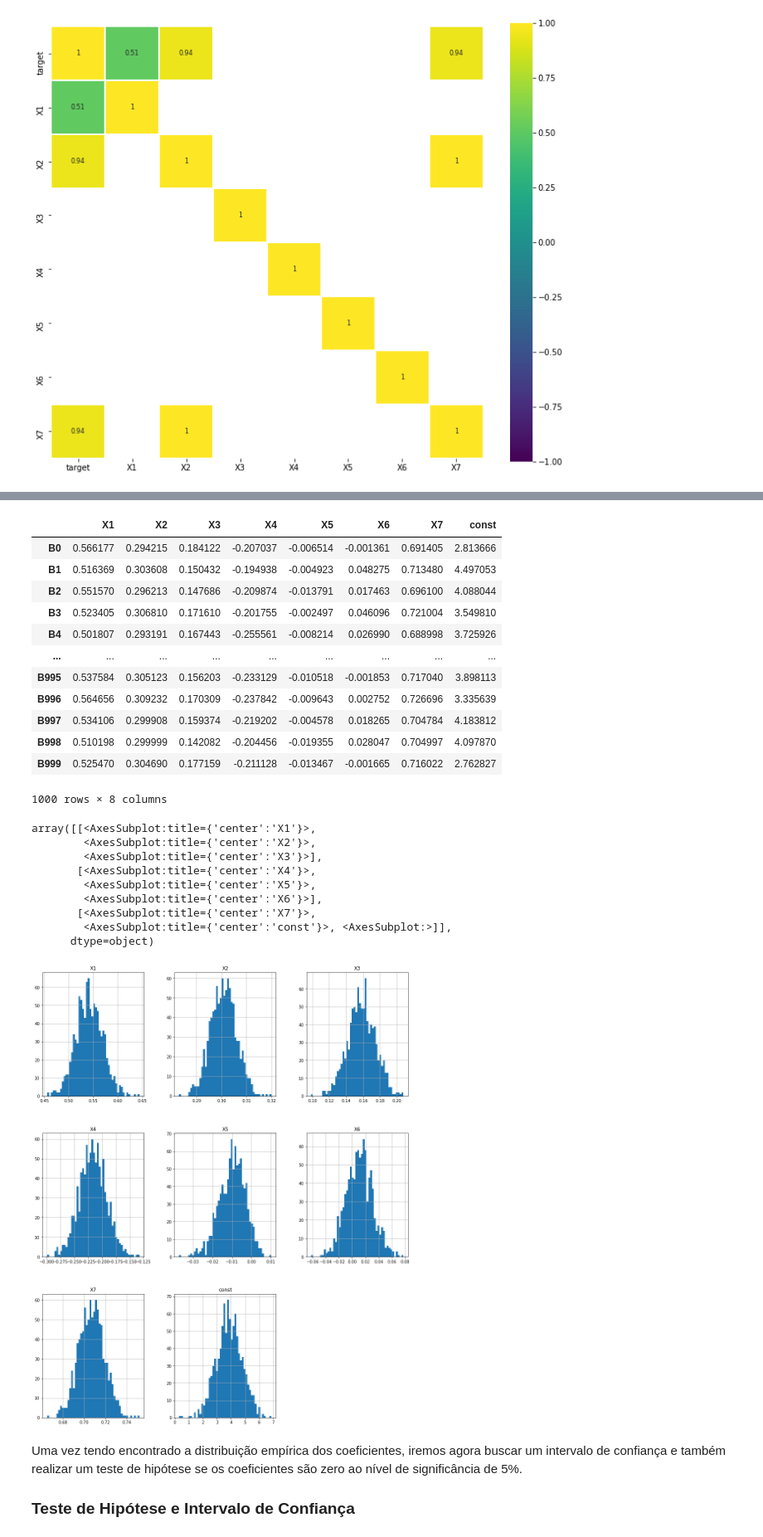
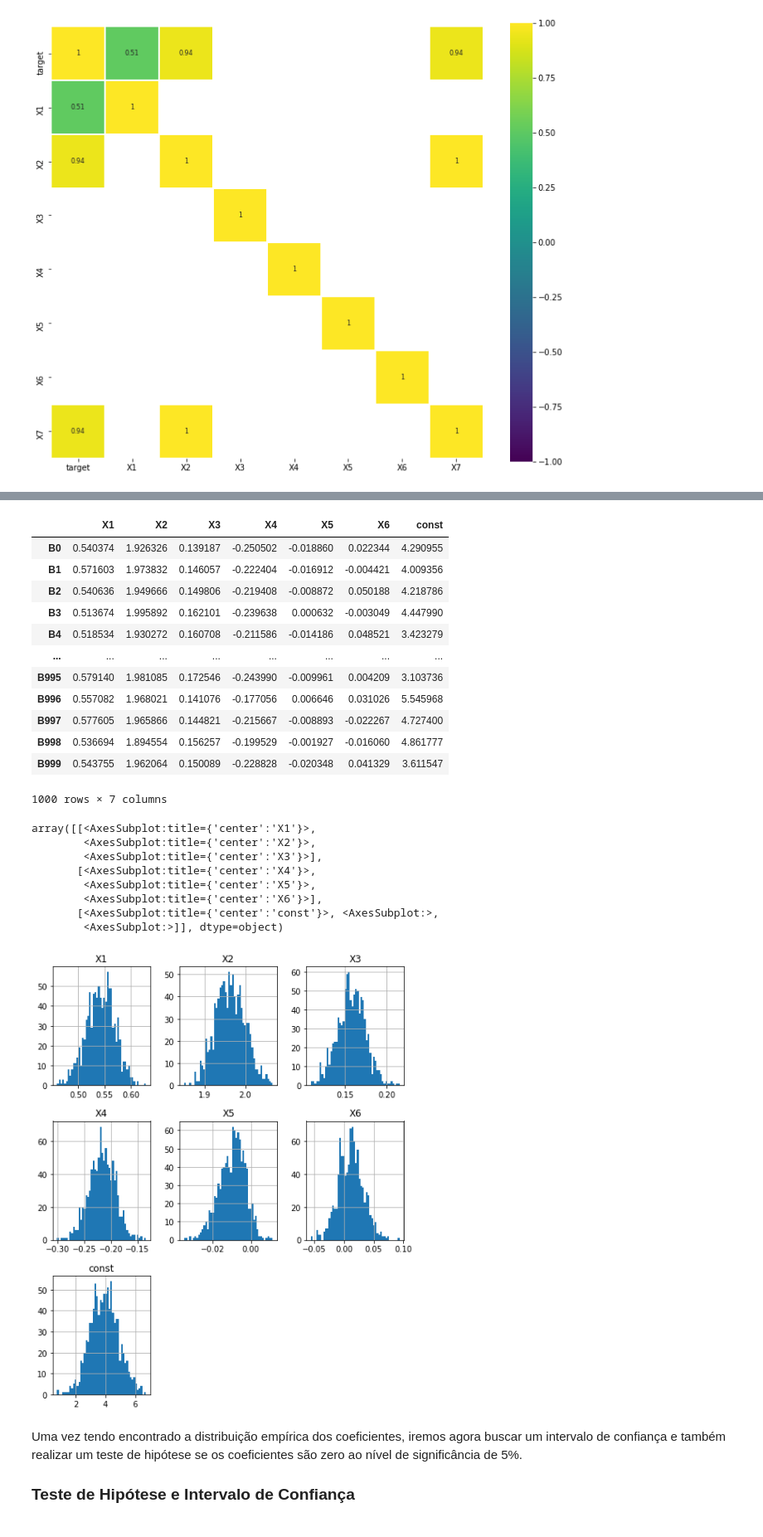
Before and after one commit to Martins6/desafio_oncase, a Jupyter notebook: notebooks/regression.ipynb, the cells around one changed output, grey strips where cells are left out. Shown: that part at 83% size. Saved outputs shown, nothing was run; the diff lists cells and outputs as text; code cells hidden in the pictures.

```diff
--- a/notebooks/regression.ipynb
+++ b/notebooks/regression.ipynb
@@ -129,6 +158,6 @@ test['target'] = stats.boxcox(test['target'], lmbda= lambda_value)
 # %%
 train['const'] = 1
-reg = sm.OLS(endog=train['target'], exog=train.drop(columns=['target']),
+reg = sm.OLS(endog=train['target'], exog=train.drop(columns=['target', 'X7']),
              missing='drop', hasconst=True)
 results = reg.fit()
 
@@ -185,6 +226,7 @@ class OLS_Bootstrap:
         self.params = self.boot_df.mean()
         self._train_data = data
         self.resid = self.predict() - data['target']
+        self.durbin_watson = sm.stats.stattools.durbin_watson(self.resid)
 
     def confidence_intervals(self, p=0.05):
         return self.boot_df.quantile(q=[p/2, 1-(p/2)], axis=0)
@@ -193,42 +235,55 @@ class OLS_Bootstrap:
         if new_data is None:
             new_data = self._train_data
 
-        X = new_data.loc[:, self.boot_df.mean().index.tolist()]
-        beta = self.boot_df.mean()
+        X = new_data.loc[:, self.params.index.tolist()]
+        beta = self.params
         y_pred = np.matmul(X.values, beta.values)
 
         return y_pred
+
+    def goodness_of_fit(self, new_data=None):
+        if new_data is None:
+            y = self._train_data['target']
+            y_pred = self.predict()
+        else:
+            y = new_data['target']
+            y_pred = self.predict(new_data)
+
+        return {
+            'R2': r2_score(y, y_pred),
+            'MSE': mean_squared_error(y, y_pred),
+            'cor': np.corrcoef(y, y_pred)[0,1]
+        }
 # %%
 ols_boot = OLS_Bootstrap()
-ols_boot.fit(train, B=1000)
+ols_boot.fit(train.drop(columns='X7'), B=1000)
 ols_boot.boot_df
 # %% [output]
-|  | X1 | X2 | X3 | X4 | X5 | X6 | X7 | const |
-| B0 | 0.566177 | 0.294215 | 0.184122 | -0.207037 | -0.006514 | -0.001361 | 0.691405 | 2.813666 |
-| B1 | 0.516369 | 0.303608 | 0.150432 | -0.194938 | -0.004923 | 0.048275 | 0.713480 | 4.497053 |
-| B2 | 0.551570 | 0.296213 | 0.147686 | -0.209874 | -0.013791 | 0.017463 | 0.696100 | 4.088044 |
-| B3 | 0.523405 | 0.306810 | 0.171610 | -0.201755 | -0.002497 | 0.046096 | 0.721004 | 3.549810 |
-| B4 | 0.501807 | 0.293191 | 0.167443 | -0.255561 | -0.008214 | 0.026990 | 0.688998 | 3.725926 |
-| ... | ... | ... | ... | ... | ... | ... | ... | ... |
-| B995 | 0.537584 | 0.305123 | 0.156203 | -0.233129 | -0.010518 | -0.001853 | 0.717040 | 3.898113 |
-| B996 | 0.564656 | 0.309232 | 0.170309 | -0.237842 | -0.009643 | 0.002752 | 0.726696 | 3.335639 |
-| B997 | 0.534106 | 0.299908 | 0.159374 | -0.219202 | -0.004578 | 0.018265 | 0.704784 | 4.183812 |
-| B998 | 0.510198 | 0.299999 | 0.142082 | -0.204456 | -0.019355 | 0.028047 | 0.704997 | 4.097870 |
-| B999 | 0.525470 | 0.304690 | 0.177159 | -0.211128 | -0.013467 | -0.001665 | 0.716022 | 2.762827 |
+|  | X1 | X2 | X3 | X4 | X5 | X6 | const |
+| B0 | 0.540374 | 1.926326 | 0.139187 | -0.250502 | -0.018860 | 0.022344 | 4.290955 |
+| B1 | 0.571603 | 1.973832 | 0.146057 | -0.222404 | -0.016912 | -0.004421 | 4.009356 |
+| B2 | 0.540636 | 1.949666 | 0.149806 | -0.219408 | -0.008872 | 0.050188 | 4.218786 |
+| B3 | 0.513674 | 1.995892 | 0.162101 | -0.239638 | 0.000632 | -0.003049 | 4.447990 |
+| B4 | 0.518534 | 1.930272 | 0.160708 | -0.211586 | -0.014186 | 0.048521 | 3.423279 |
+| ... | ... | ... | ... | ... | ... | ... | ... |
+| B995 | 0.579140 | 1.981085 | 0.172546 | -0.243990 | -0.009961 | 0.004209 | 3.103736 |
+| B996 | 0.557082 | 1.968021 | 0.141076 | -0.177056 | 0.006646 | 0.031026 | 5.545968 |
+| B997 | 0.577605 | 1.965866 | 0.144821 | -0.215667 | -0.008893 | -0.022267 | 4.727400 |
+| B998 | 0.536694 | 1.894554 | 0.156257 | -0.199529 | -0.001927 | -0.016060 | 4.861777 |
+| B999 | 0.543755 | 1.962064 | 0.150089 | -0.228828 | -0.020348 | 0.041329 | 3.611547 |
-1000 rows × 8 columns
+1000 rows × 7 columns
 # %%
-ols_boot.boot_df.hist(figsize=(16, 20), bins=50)
+ols_boot.boot_df.hist(figsize=(8, 10), bins=50)
 # %% [output]
 array([[<AxesSubplot:title={'center':'X1'}>,
         <AxesSubplot:title={'center':'X2'}>,
         <AxesSubplot:title={'center':'X3'}>],
        [<AxesSubplot:title={'center':'X4'}>,
         <AxesSubplot:title={'center':'X5'}>,
         <AxesSubplot:title={'center':'X6'}>],
-       [<AxesSubplot:title={'center':'X7'}>,
-        <AxesSubplot:title={'center':'const'}>, <AxesSubplot:>]],
-      dtype=object)
+       [<AxesSubplot:title={'center':'const'}>, <AxesSubplot:>,
+        <AxesSubplot:>]], dtype=object)
-[figure, old version]
+[figure, new version]
 # %% [markdown]
 Uma vez tendo encontrado a distribuição empírica dos coeficientes, iremos agora buscar um intervalo de confiança e também realizar um teste de hipótese se os coeficientes são zero ao nível de significância de 5%.
 
```
Also changed, not shown: parts of 42 cells of this notebook, 6 other files.
